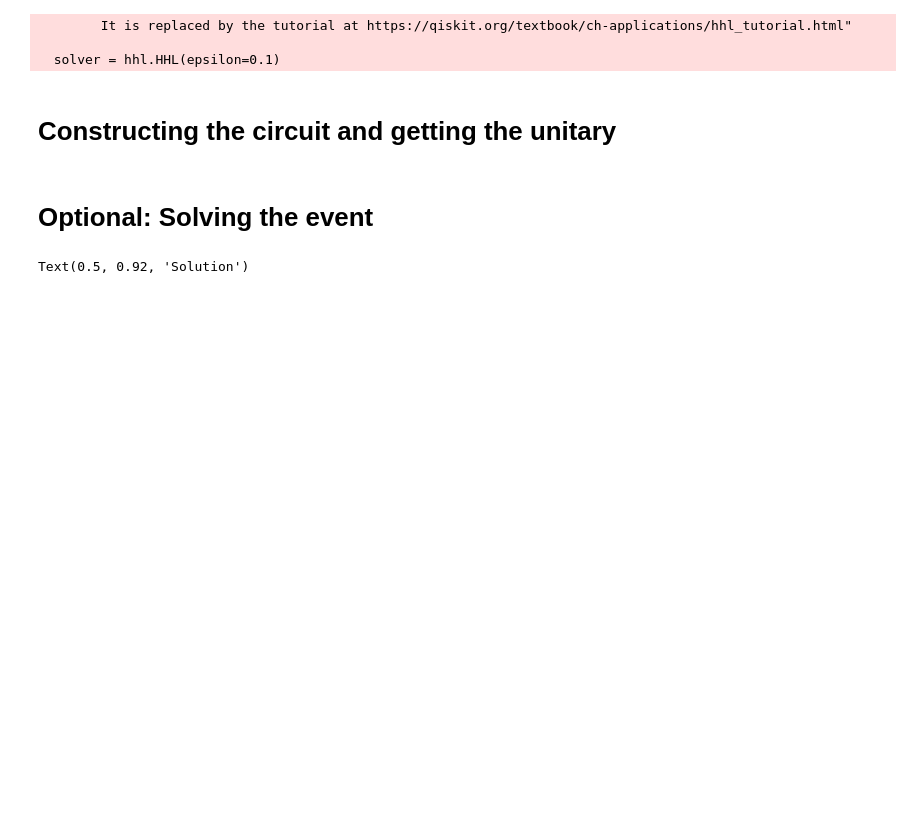
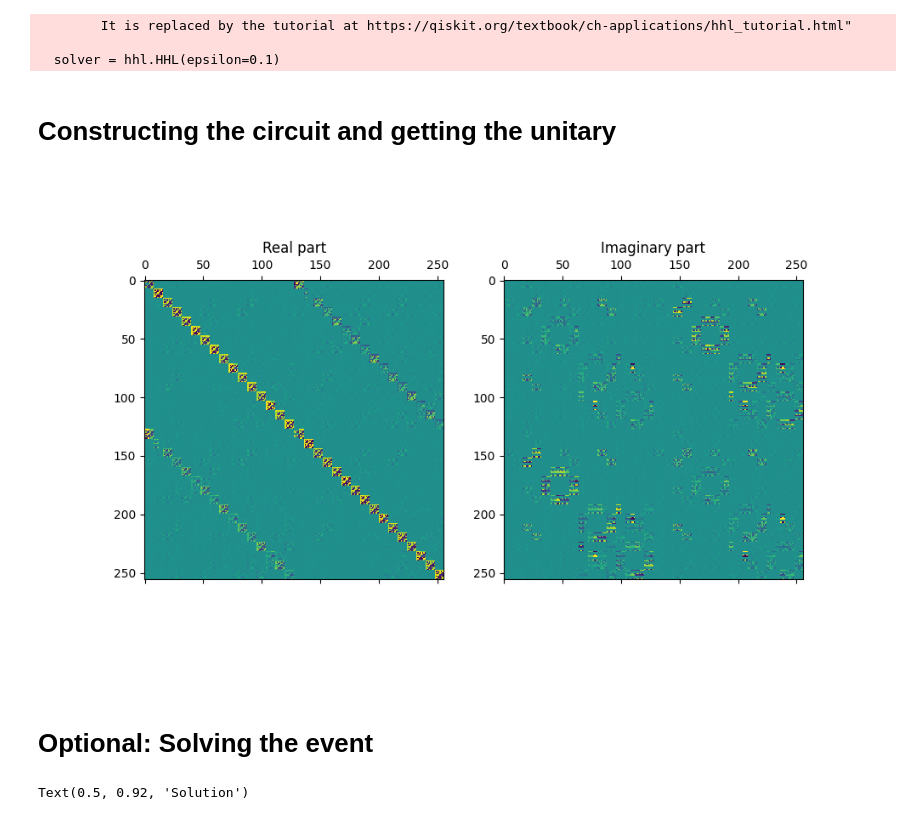
Before and after one commit to dnicotra/lhcbqtracking, a Jupyter notebook: notebooks/hhl_test_v2.ipynb, the cells around one changed output. Cells and saved outputs as stored; diff of their text form; code cells hidden in the pictures; blank space fills up the shorter version.

Commit message:
Added visualization of the unitary

```diff
--- a/notebooks/hhl_test_v2.ipynb
+++ b/notebooks/hhl_test_v2.ipynb
@@ -118,7 +118,17 @@ for i in range(int(np.log2(len(b)))):
 # %%
 circuit = solver.construct_circuit(A,b_circuit,neg_vals=False)
 unitary = Operator(circuit).data
+fig, axs = plt.subplots(1,2)
+fig.set_size_inches(10,6)
+axs[0].matshow(unitary.real)
+axs[0].set_title("Real part")
+axs[1].matshow(unitary.imag)
+axs[1].set_title("Imaginary part")
+
+plt.show()
 #circuit.decompose(reps=3).draw(output='mpl',scale=.5)
+# %% [output]
+[figure, added]
 # %% [markdown]
 # Optional: Solving the event
 # %%
```
